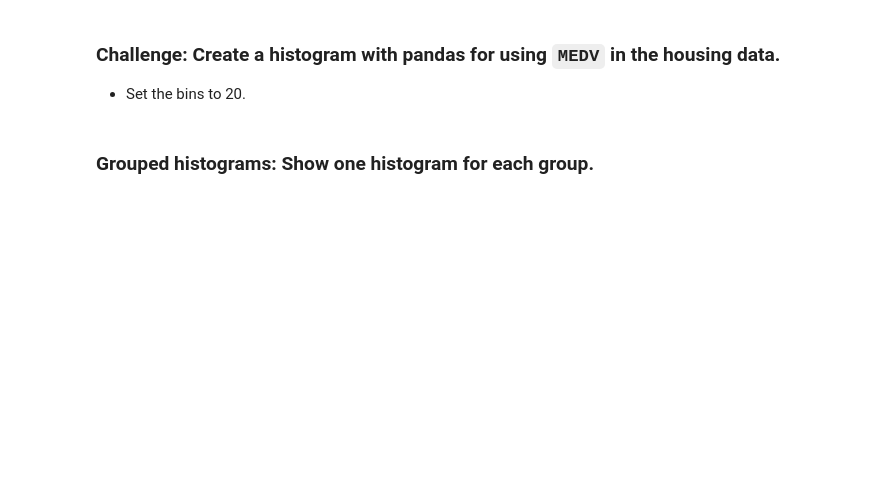
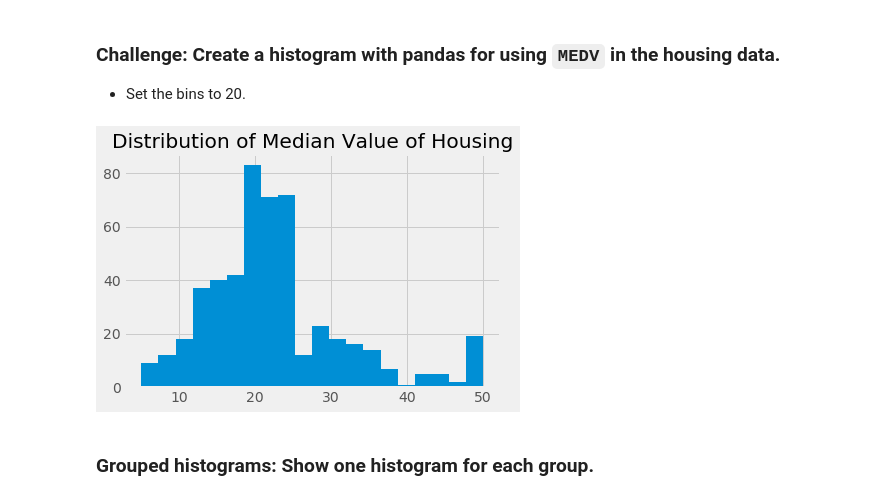
Before and after one commit to trooshack/DAT11Melb, a Jupyter notebook: lessons/lesson_6/python-data-viz-lab.ipynb, the cells around one changed output. Cells and saved outputs as stored; diff of their text form; code cells hidden in the pictures; blank space fills up the shorter version.

```diff
--- a/lessons/lesson_6/python-data-viz-lab.ipynb
+++ b/lessons/lesson_6/python-data-viz-lab.ipynb
@@ -233,6 +341,11 @@ pd.Series(norm).hist(figsize=(16,4), bins=20);
 # %% [markdown]
 ### Challenge: Create a histogram with pandas for using `MEDV` in the housing data.
 - Set the bins to 20.
+# %%
+ax = housing['MEDV'].hist(bins=20)
+ax.set_title('Distribution of Median Value of Housing');
+# %% [output]
+[figure, added]
 # %% [markdown]
 <a id="grouped-histograms"></a>
 ### Grouped histograms: Show one histogram for each group.
```
Also changed, not shown: parts of 52 cells of this notebook, 22 other files.
